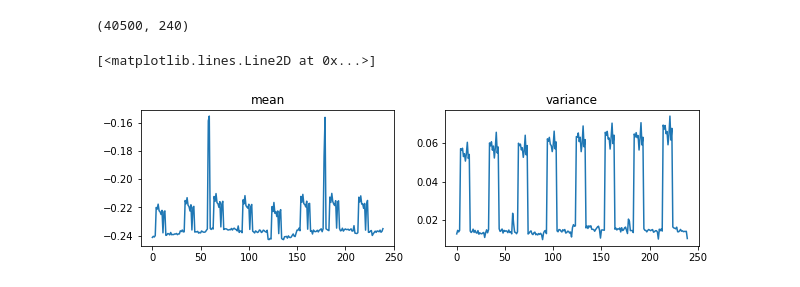
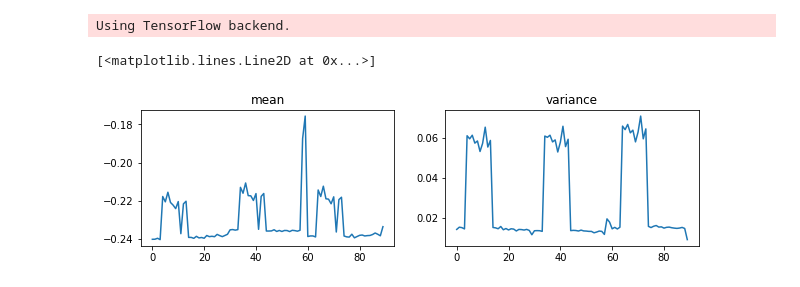
Before and after one commit to HitLuca/GANs_for_spiking_time_series, a Jupyter notebook: implementation/comparison_metrics/statistics_analysis.ipynb, the cells around one changed output. Drawn from its saved outputs; the diff is of its cells as text; code cells hidden in the pictures.

```diff
--- a/implementation/comparison_metrics/statistics_analysis.ipynb
+++ b/implementation/comparison_metrics/statistics_analysis.ipynb
@@ -19,24 +1,41 @@ def split_data(dataset, timesteps):
-# %%
-normalized_transactions_filepath = Path('../../datasets/berka_dataset/usable/normalized_transactions_months.npy')
-
-timesteps = 240
-transactions = np.load(normalized_transactions_filepath)
-transactions = split_data(transactions, timesteps)
-print(transactions.shape)
-# %% [output]
-(40500, 240)
+# %%
+import numpy as np
+from matplotlib import pyplot as plt
+
+import sys
+sys.path.append("..")
+from generative_models import utils
+# %% [output]
+Using TensorFlow backend.
+# %%
+timesteps = 90
+
+generated_data_filepaths = ['../generative_models/wgan_gp/outputs/final/2018-06-07_17-28-47/generated_datasets/100000_generated_data.npy',
+                            '../generative_models/wgan_gp/outputs/final/2018-06-07_17-28-47/generated_datasets/200000_generated_data.npy',
+                            '../generative_models/wgan_gp/outputs/final/2018-06-07_17-28-47/generated_datasets/300000_generated_data.npy',
+                            '../generative_models/wgan_gp/outputs/final/2018-06-07_17-28-47/generated_datasets/400000_generated_data.npy',
+                            '../generative_models/wgan_gp/outputs/final/2018-06-07_17-28-47/generated_datasets/500000_generated_data.npy',
+                            '../generative_models/wgan_gp/outputs/final/2018-06-07_17-28-47/generated_datasets/600000_generated_data.npy',
+                            '../generative_models/wgan_gp/outputs/final/2018-06-07_17-28-47/generated_datasets/700000_generated_data.npy',
+                            '../generative_models/wgan_gp/outputs/final/2018-06-07_17-28-47/generated_datasets/800000_generated_data.npy',
+                            '../generative_models/wgan_gp/outputs/final/2018-06-07_17-28-47/generated_datasets/900000_generated_data.npy',
+                            '../generative_models/wgan_gp/outputs/final/2018-06-07_17-28-47/generated_datasets/1000000_generated_data.npy']
+transactions_filepath = '../../datasets/berka_dataset/usable/normalized_transactions_months.npy'
+labels = ['100k', '200k','300k','400k','500k','600k','700k','800k','900k','1M']
+
+real_data = utils.load_splitted_dataset(transactions_filepath, timesteps)
 # %%
-original_data_mean = np.mean(transactions, axis=0)
-original_data_variance = np.var(transactions, axis=0)
+original_data_mean = np.mean(real_data, axis=0)
+original_data_variance = np.var(real_data, axis=0)
 
 plt.subplots(1, 2, figsize=(10, 2.5))
 plt.subplot(1, 2, 1)
 plt.title('mean')
 plt.plot(original_data_mean)
 plt.subplot(1, 2, 2)
 plt.title('variance')
 plt.plot(original_data_variance)
 # %% [output]
 [<matplotlib.lines.Line2D at 0x...>]
-[figure, old version]
+[figure, new version]
 # %%
```
Also changed, not shown: parts of 6 cells of this notebook, 12 other files.
